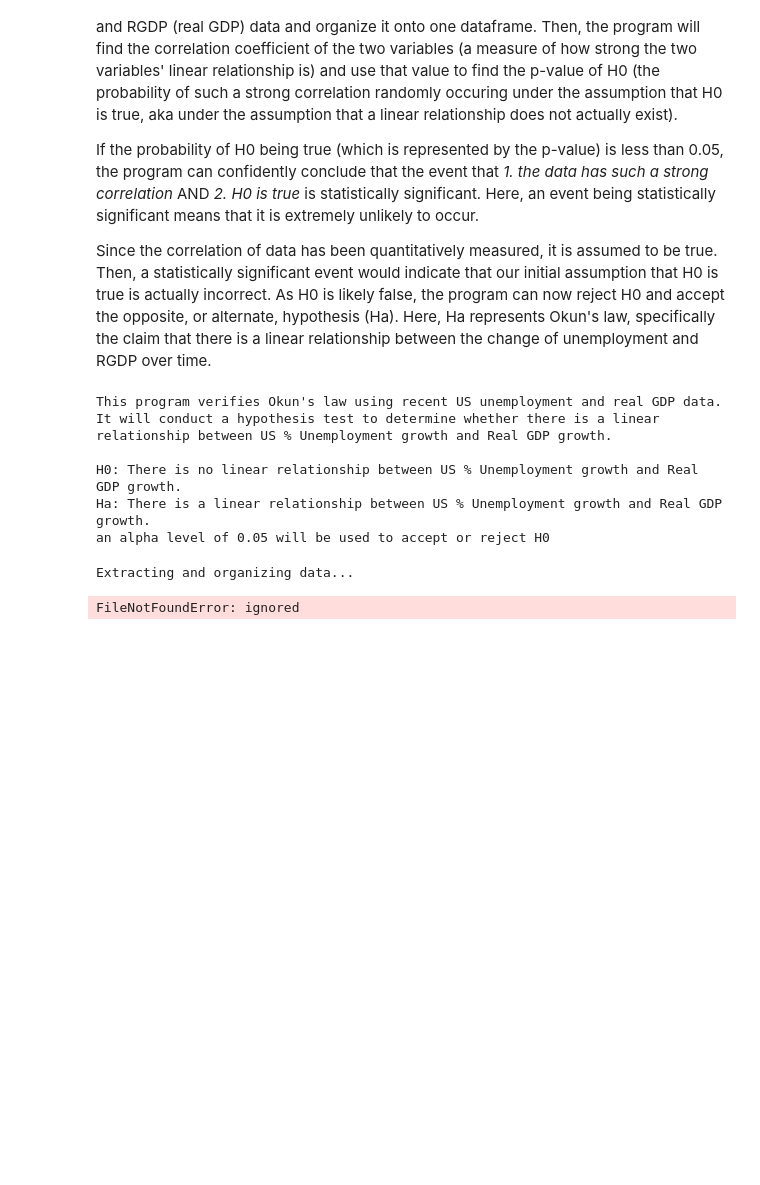
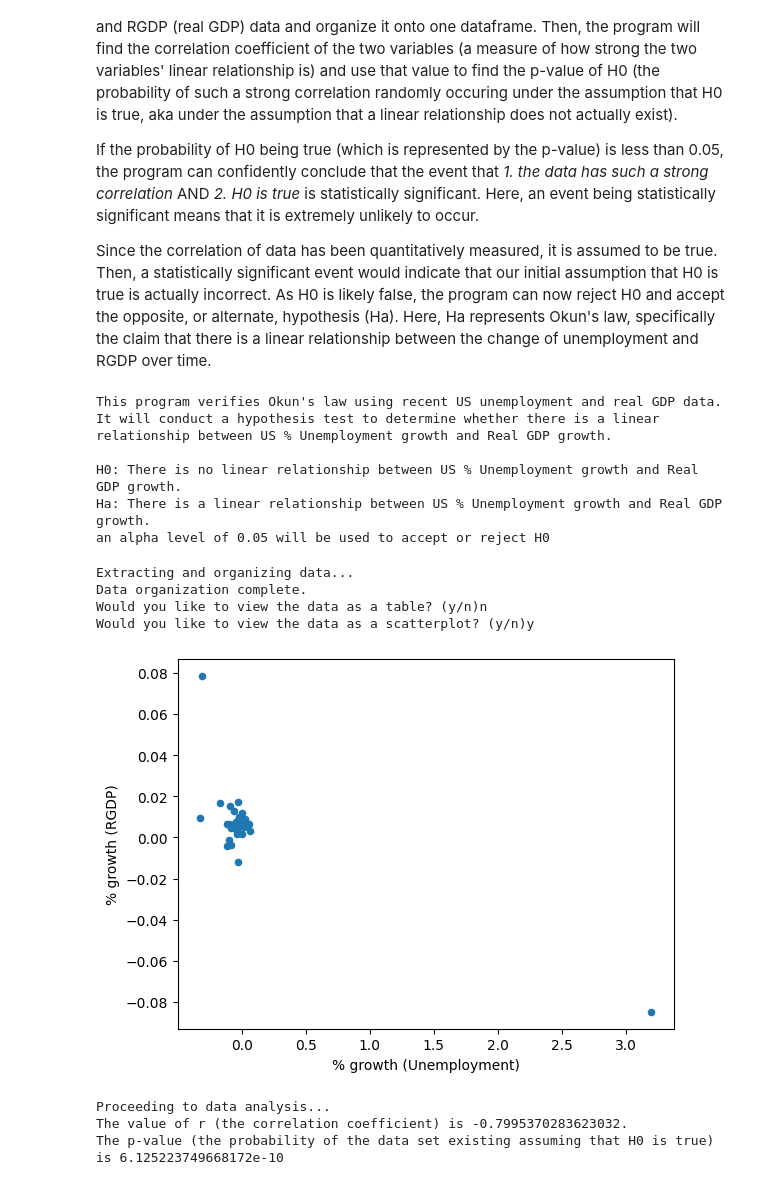
Before and after one commit to PeterSoojongHa/Verifying-Okuns-Law, a Jupyter notebook: Script.ipynb, the cells around one changed output. Drawn from its saved outputs; the diff is of its cells as text; code cells hidden in the pictures; blank space fills up the shorter version.

```diff
--- a/Script.ipynb
+++ b/Script.ipynb
@@ -47,7 +48,7 @@ print(" ")
 print("Extracting and organizing data...")
 
 #Imports the last 40 quarters (10 years) of US real GDP data, and calculates their % growth.
-rgdp_data = pd.read_csv('RGDP.csv')
+rgdp_data = pd.read_csv('https://raw.githubusercontent.com/PeterSoojongHa/Verifying-Okuns-Law/main/RGDP.csv')
 rgdp_data["Prev RGDP"] = rgdp_data.value.shift(1)
 rgdp_data["% growth (RGDP)"] = (rgdp_data["value"] / rgdp_data["Prev RGDP"] - 1)
 rgdp_data = rgdp_data.drop(rgdp_data.index[:266])
@@ -55,7 +56,7 @@ rgdp_data = rgdp_data.reset_index(drop=True)
 rgdp_data.drop(columns=["value", "Prev RGDP"], inplace = True)
 
 #Imports/derives the last 10 quarters (10 years) of US unemployment data (converts monthly -> quarterly).
-unemp_data = pd.read_csv('Unemployment.csv')
+unemp_data = pd.read_csv('https://raw.githubusercontent.com/PeterSoojongHa/Verifying-Okuns-Law/main/Unemployment.csv')
 unemp_data = unemp_data.drop(unemp_data.index[:10])
 unemp_data.columns = unemp_data.iloc[0]
 unemp_data = unemp_data.rename_axis("Index", axis=0)
@@ -81,35 +82,40 @@ form_unemp_data = form_unemp_data.reset_index(drop=True)
 
 #Combine US RGDP and unemployment data onto one dataframe
 df = rgdp_data.join(form_unemp_data)
 df.set_index('date')
 df.drop(columns=["date"], inplace = True)
 print("Data organization complete.")
 
 #Gives the user the options to view the data as a table, a scatterplot, both, or neither.
 
 while True:
     prompt1=input('Would you like to view the data as a table? (y/n)').lower()
 
     if prompt1 == 'y':
        print(df)
        break
     elif prompt1 == 'n':
        break
     else:
        print('please input y (yes) or n (no)')
 
+while True:
     prompt2=input('Would you like to view the data as a scatterplot? (y/n)').lower()
 
     if prompt2 == 'y':
-       print(df.plot.scatter)
+       df.plot.scatter(x = '% growth (Unemployment)', y = '% growth (RGDP)')
+       plt.show()
        break
     elif prompt2 == 'n':
        break
     else:
        print('please input y (yes) or n (no)')
 # %% [output]
 Extracting and organizing data...
+Data organization complete.
+Would you like to view the data as a table? (y/n)n
+Would you like to view the data as a scatterplot? (y/n)y
-FileNotFoundError: ignored
+[figure, added]
 # %%
 #DATA ANALYSIS
 print(" ")
@@ -120,6 +126,10 @@ correlation_coeff = pearsonr(df['% growth (RGDP)'], df['% growth (Unemployment)'
 p_val = pearsonr(df['% growth (RGDP)'], df['% growth (Unemployment)'])[1]
 print("The value of r (the correlation coefficient) is %s." % correlation_coeff)
 print("The p-value (the probability of the data set existing assuming that H0 is true) is %s" % p_val)
+# %% [output]
+Proceeding to data analysis...
+The value of r (the correlation coefficient) is -0.7995370283623032.
+The p-value (the probability of the data set existing assuming that H0 is true) is 6.125223749668172e-10
 # %%
 #CONCLUSIONS
 #Although the datasets that are currently in use always rejects H0 and successfully verifies Okun's law, alternative conclusions are available in the case of other datasets being in use.
```
Also changed, not shown: parts of 3 cells of this notebook.
